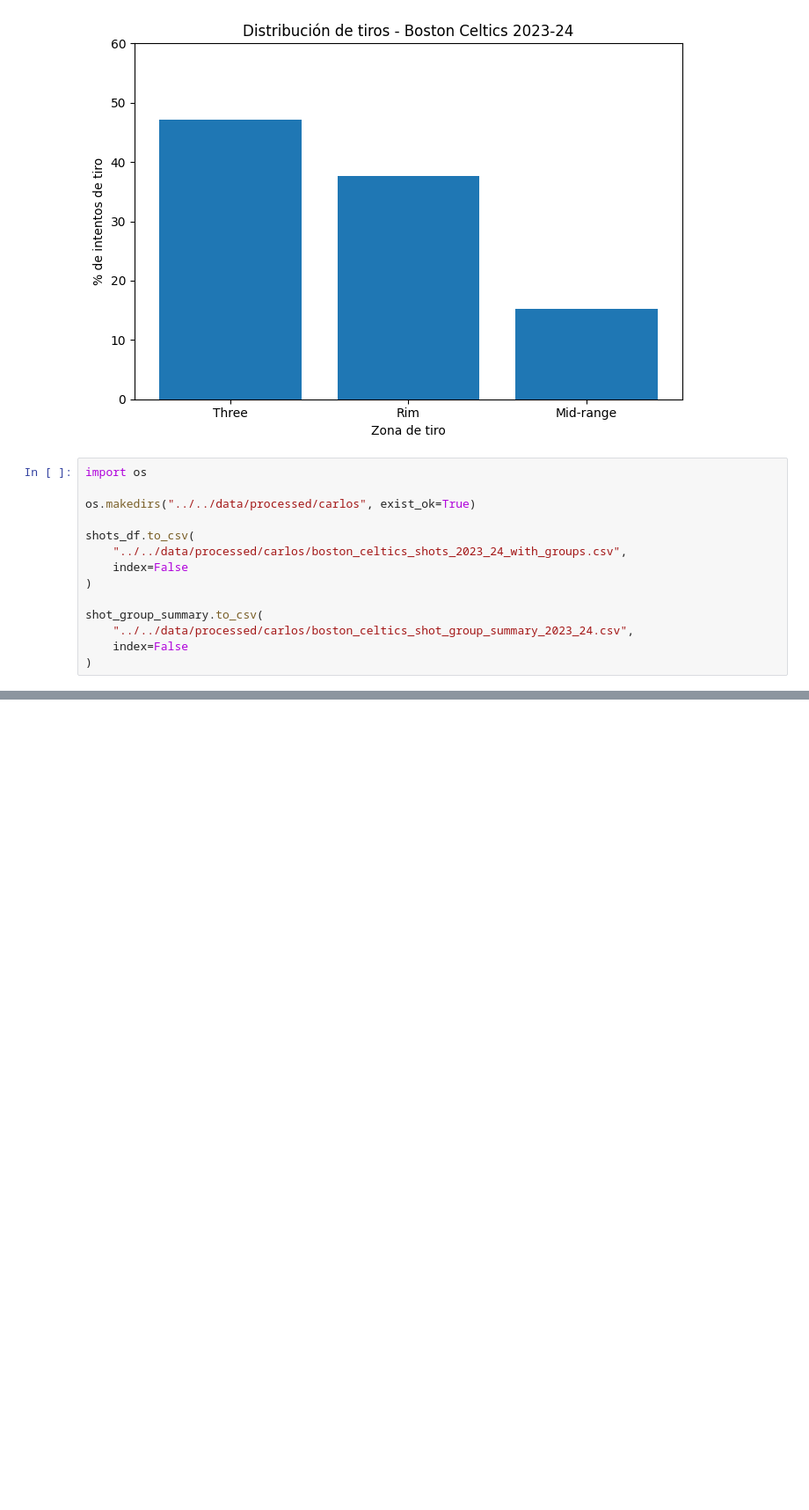
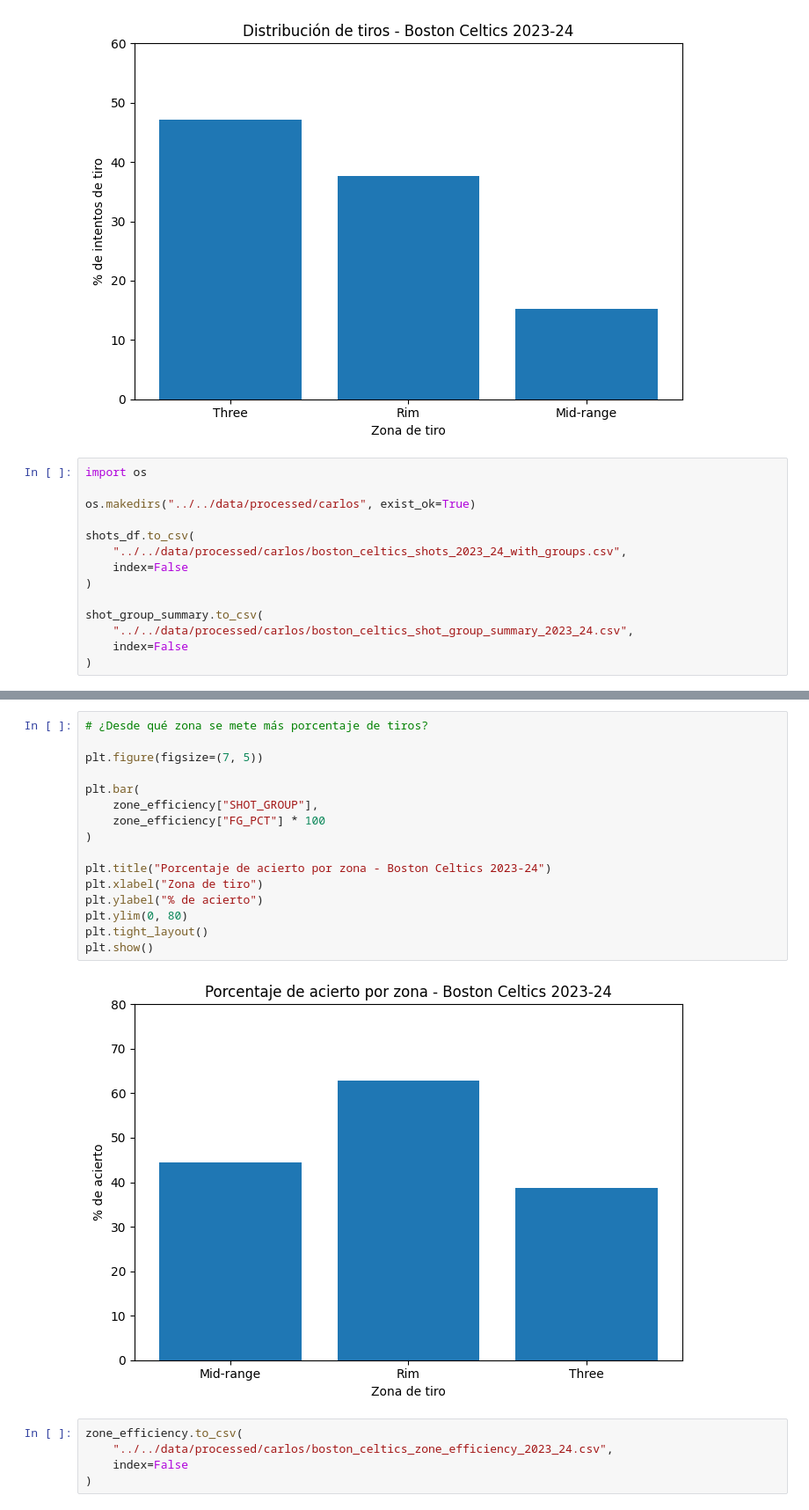
Before and after one commit to Gabriel-Caruso/EDA-Project-Break-I-NBA, a Jupyter notebook: notebooks/carlos/01_api_test_carlos.ipynb, the cells around one changed output, grey strips where cells are left out. Shown at 88% size. Drawn from its saved outputs; the diff is of its cells as text; blank space fills up the shorter version.

```diff
--- a/notebooks/carlos/01_api_test_carlos.ipynb
+++ b/notebooks/carlos/01_api_test_carlos.ipynb
@@ -217,0 +322,23 @@ shot_group_summary.to_csv(
+# %%
+# ¿Desde qué zona se mete más porcentaje de tiros?
+
+plt.figure(figsize=(7, 5))
+
+plt.bar(
+    zone_efficiency["SHOT_GROUP"],
+    zone_efficiency["FG_PCT"] * 100
+)
+
+plt.title("Porcentaje de acierto por zona - Boston Celtics 2023-24")
+plt.xlabel("Zona de tiro")
+plt.ylabel("% de acierto")
+plt.ylim(0, 80)
+plt.tight_layout()
+plt.show()
+# %% [output]
+[figure, added]
+# %%
+zone_efficiency.to_csv(
+    "../../data/processed/carlos/boston_celtics_zone_efficiency_2023_24.csv",
+    index=False
+)
```
Also changed, not shown: parts of 50 cells of this notebook, 13 other files.
